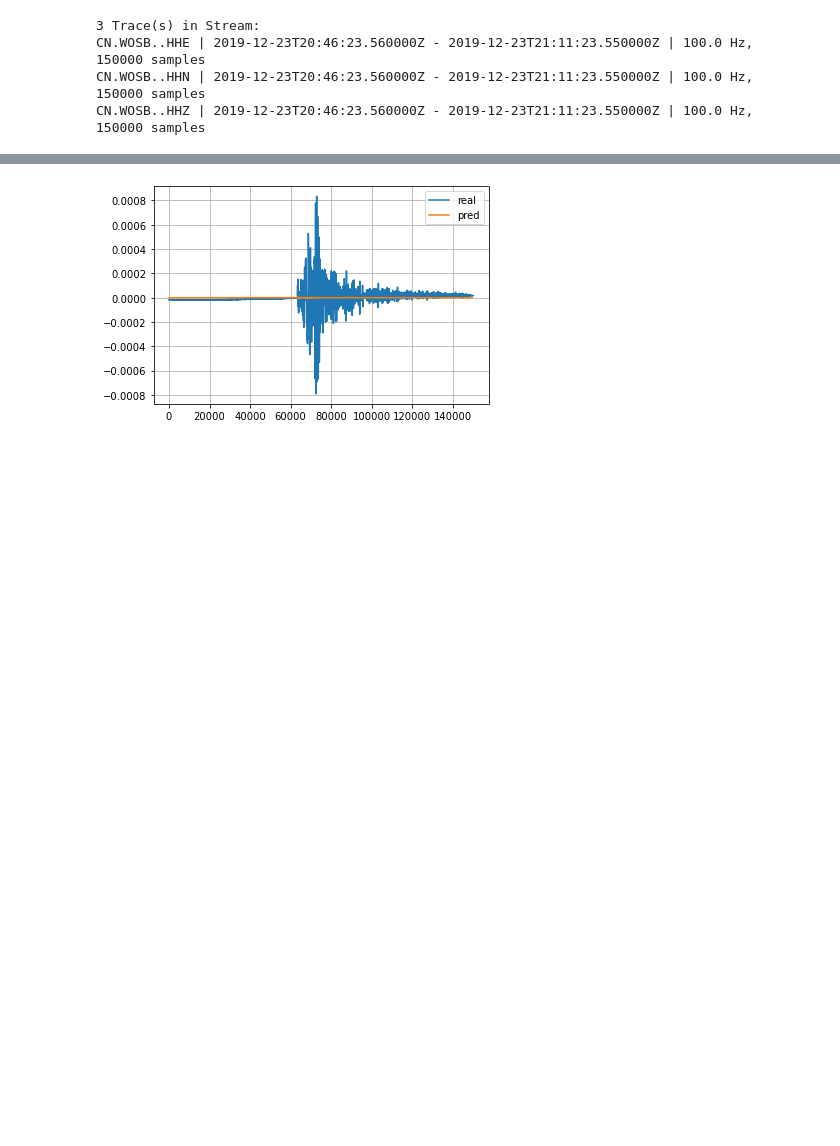
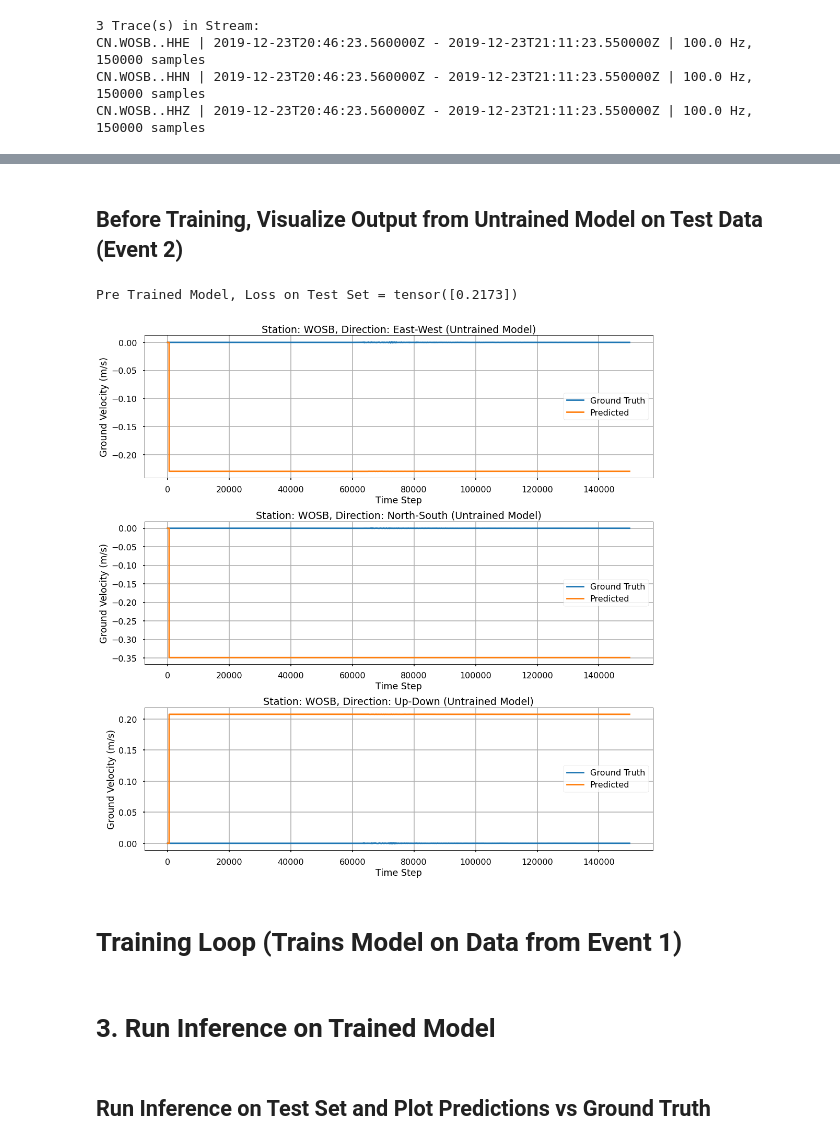
Before and after one commit to avzero07/eew-spatio-temporal, a Jupyter notebook: scratch/scratch-eq-nn.ipynb, the cells around one changed output, grey strips where cells are left out. Drawn from its saved outputs; the diff is of its cells as text; code cells hidden in the pictures; blank space fills up the shorter version.

```diff
--- a/scratch/scratch-eq-nn.ipynb
+++ b/scratch/scratch-eq-nn.ipynb
@@ -180,33 +203,0 @@ plt.show()
-# %%
-# Save Prediction and Plot
-pred = list()
-net.eval()
-test_losses = torch.zeros(batch_len)
-for i,batch in tqdm(enumerate(test_loader)):
-    with torch.no_grad():
-        x = batch[0]
-        y = batch[1]
-        # Forward Pass
-        op = net(x)
-        pred.append(op)
-
-        # Loss
-        lx = loss1(op[0],y[:,:,0])
-        ly = loss1(op[1],y[:,:,1])
-        lz = loss1(op[2],y[:,:,2])
-        t_loss = lx+ly+lz
-        test_losses[i] = t_loss
-    t_loss = torch.mean(test_losses)
-    test_loss_list.append(t_loss)
-# %%
-def write_op_to_numpy_streams(obj,batch_size,features):
-    for i,op in tqdm(enumerate(obj)):
-        if i==0:
-            tempx = op[0].detach().cpu().numpy()
-            tempy = op[1].detach().cpu().numpy()
-            tempz = op[2].detach().cpu().numpy()
-        else:
-            tempx = np.concatenate((tempx,op[0].detach().cpu().numpy()))
-            tempy = np.concatenate((tempy,op[1].detach().cpu().numpy()))
-            tempz = np.concatenate((tempz,op[2].detach().cpu().numpy()))
-    return tempx,tempy,tempz
@@ -233,9 +203,0 @@ plt.show()
-# %%
-plt.figure()
-plt.plot(ev_2_test_y[2].data,label='real')
-plt.plot(final[2],label='pred')
-plt.grid()
-plt.legend()
-plt.show()
-# %% [output]
-[figure, removed]
@@ -241,0 +260,14 @@ plt.show()
+# %% [markdown]
+## Before Training, Visualize Output from Untrained Model on Test Data (Event 2)
+# %%
+pre_pred,pre_tst_loss = run_inference(net,test_loader,gen_prediction=True)
+print("Pre Trained Model, Loss on Test Set = {}".format(pre_tst_loss))
+# %% [output]
+Pre Trained Model, Loss on Test Set = tensor([0.2173])
+# %%
+pre_inference_op = write_op_to_numpy_streams(pre_pred,test_dataset.ip_dim,test_dataset.seq_length)
+# %%
+# Plot
+fig_inference_trained = gen_plots(pre_inference_op,ev_2_test_y,sta_list[-1],comment='(Untrained Model)')
+# %% [output]
+[figure, added]
@@ -241,0 +276,2 @@ plt.show()
+# %% [markdown]
+# Training Loop (Trains Model on Data from Event 1)
@@ -241,0 +317,4 @@ plt.show()
+# %% [markdown]
+# 3. Run Inference on Trained Model
+# %% [markdown]
+## Run Inference on Test Set and Plot Predictions vs Ground Truth
```
Also changed, not shown: parts of 33 cells of this notebook, 3 other files.
